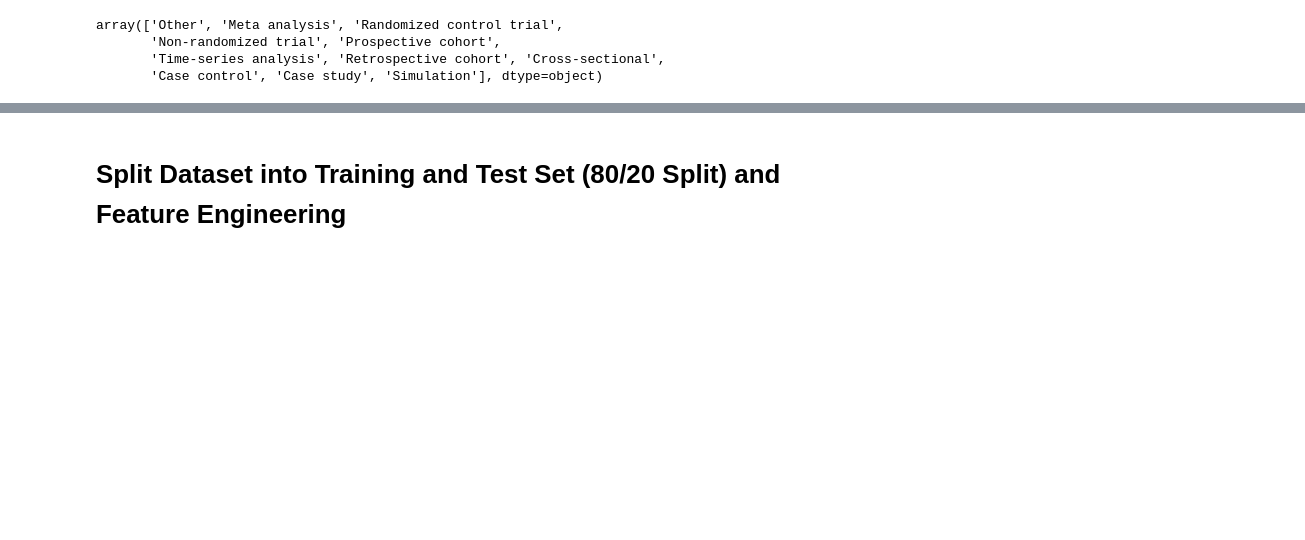
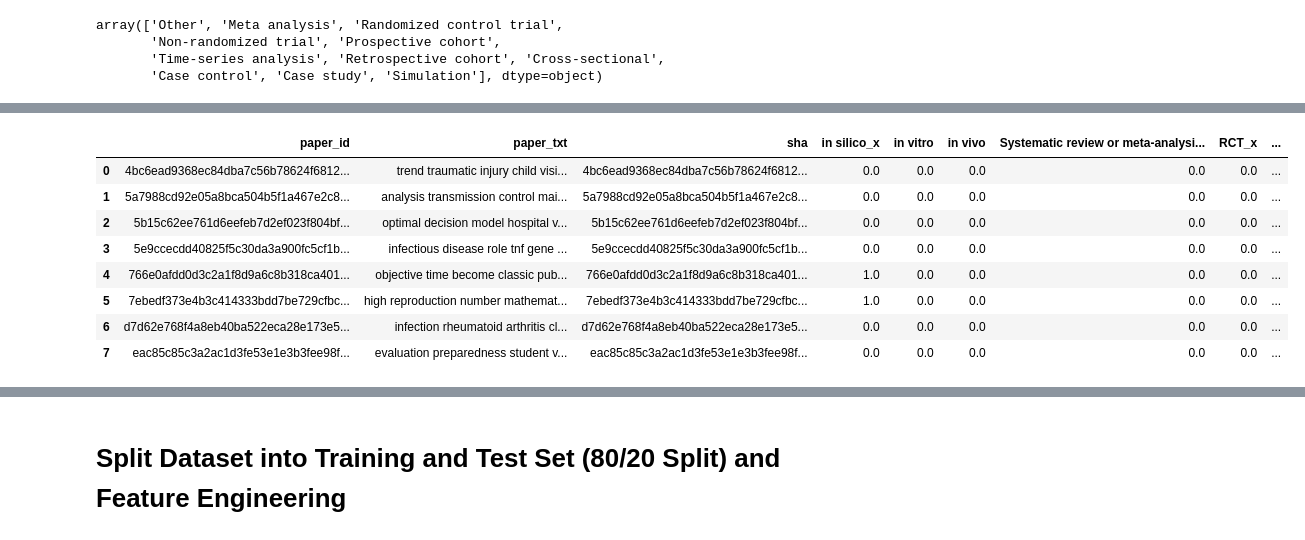
Before and after one commit to mindyng/Covid19, a Jupyter notebook: BaselineModels_LocalRun.ipynb, the cells around one changed output, grey strips where cells are left out. Drawn from its saved outputs; the diff is of its cells as text; code cells hidden in the pictures; blank space fills up the shorter version.

```diff
--- a/BaselineModels_LocalRun.ipynb
+++ b/BaselineModels_LocalRun.ipynb
@@ -542,0 +566,14 @@ ____
+# %%
+#See how many pub's are shared between cw and kaggle annotation sets
+shared = cw_final.merge(df3, how='inner', left_on='paper_id', right_on='id')
+shared #only 8, so need to merge kaggle dataset with original corpus of >7 million pub's
+# %% [output]
+|  | paper_id | paper_txt | sha | in silico_x | in vitro | in vivo | Systematic review or meta-analysi... | RCT_x | ... |
+| 0 | 4bc6ead9368ec84dba7c56b78624f6812... | trend traumatic injury child visi... | 4bc6ead9368ec84dba7c56b78624f6812... | 0.0 | 0.0 | 0.0 | 0.0 | 0.0 | ... |
+| 1 | 5a7988cd92e05a8bca504b5f1a467e2c8... | analysis transmission control mai... | 5a7988cd92e05a8bca504b5f1a467e2c8... | 0.0 | 0.0 | 0.0 | 0.0 | 0.0 | ... |
+| 2 | 5b15c62ee761d6eefeb7d2ef023f804bf... | optimal decision model hospital v... | 5b15c62ee761d6eefeb7d2ef023f804bf... | 0.0 | 0.0 | 0.0 | 0.0 | 0.0 | ... |
+| 3 | 5e9ccecdd40825f5c30da3a900fc5cf1b... | infectious disease role tnf gene ... | 5e9ccecdd40825f5c30da3a900fc5cf1b... | 0.0 | 0.0 | 0.0 | 0.0 | 0.0 | ... |
+| 4 | 766e0afdd0d3c2a1f8d9a6c8b318ca401... | objective time become classic pub... | 766e0afdd0d3c2a1f8d9a6c8b318ca401... | 1.0 | 0.0 | 0.0 | 0.0 | 0.0 | ... |
+| 5 | 7ebedf373e4b3c414333bdd7be729cfbc... | high reproduction number mathemat... | 7ebedf373e4b3c414333bdd7be729cfbc... | 1.0 | 0.0 | 0.0 | 0.0 | 0.0 | ... |
+| 6 | d7d62e768f4a8eb40ba522eca28e173e5... | infection rheumatoid arthritis cl... | d7d62e768f4a8eb40ba522eca28e173e5... | 0.0 | 0.0 | 0.0 | 0.0 | 0.0 | ... |
+| 7 | eac85c85c3a2ac1d3fe53e1e3b3fee98f... | evaluation preparedness student v... | eac85c85c3a2ac1d3fe53e1e3b3fee98f... | 0.0 | 0.0 | 0.0 | 0.0 | 0.0 | ... |
```
Also changed, not shown: parts of 11 cells of this notebook.
